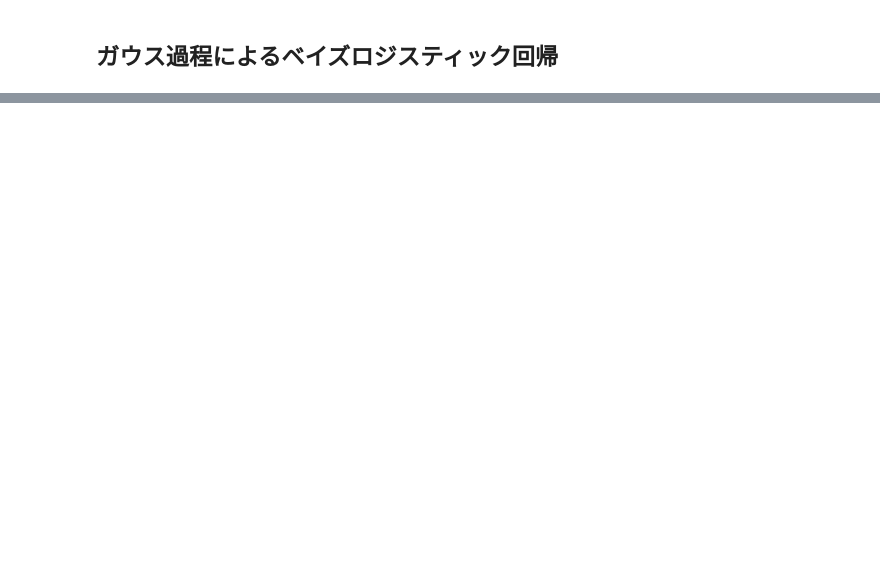
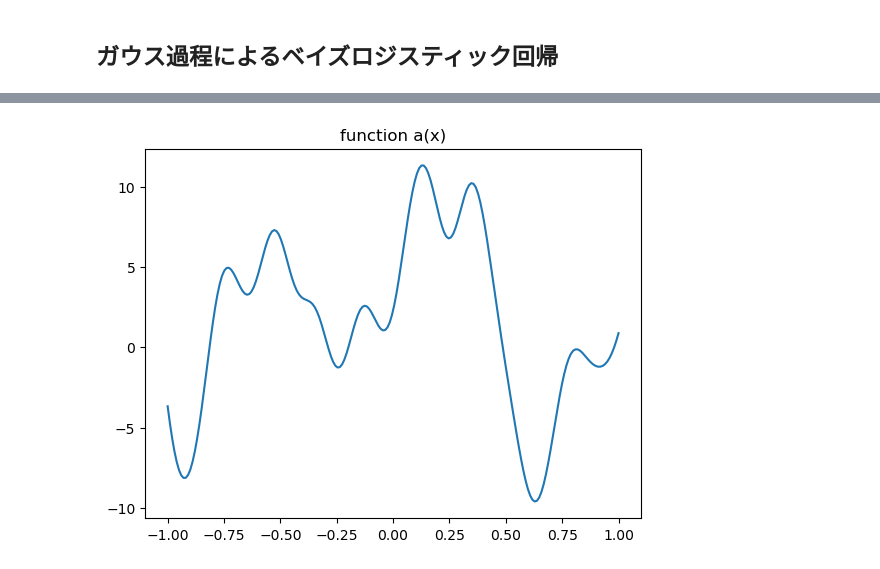
Before and after one commit to LABO-M/Gaussian_process, a Jupyter notebook: Gaussian_Process_Classification.ipynb, the cells around one changed output, grey strips where cells are left out. Saved outputs shown, nothing was run; the diff lists cells and outputs as text; code cells hidden in the pictures; blank space fills up the shorter version.

```diff
--- a/Gaussian_Process_Classification.ipynb
+++ b/Gaussian_Process_Classification.ipynb
@@ -226,0 +120,20 @@ No artists with labels found to put in legend.  Note that artists whose label st
+# %%
+# ガウス過程からのサンプリング
+from Gaussian_method import *
+import numpy as np
+import matplotlib.pyplot as plt
+
+theta = [50.0, 100.0, 15.0, 10.0]
+
+# 入力値
+X = np.linspace(-1, 1, 200)
+
+np.random.seed(0)
+samples = sample_gp(X, theta , 2)
+
+# プロット
+plt.plot(X, samples[1])
+plt.title(f'function a(x)')
+plt.show()
+# %% [output]
+[figure, added]
```
Also changed, not shown: parts of 23 cells of this notebook, 4 other files.
